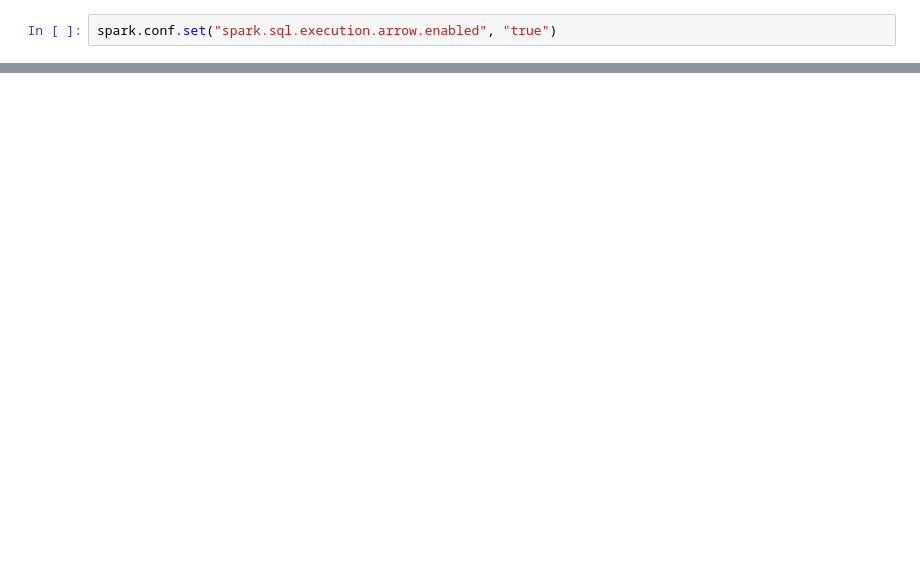
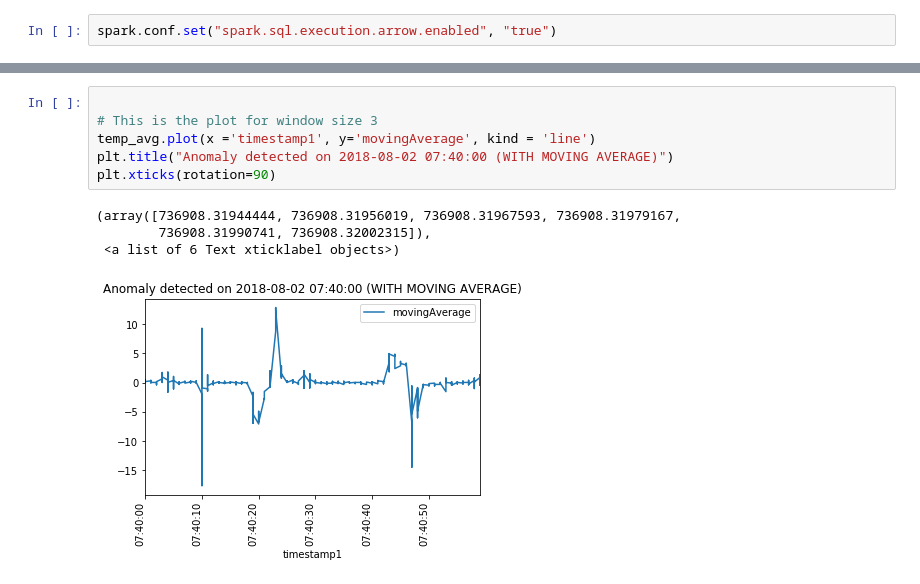
Before and after one commit to Ria-Thomas/DeviationFinder, a Jupyter notebook: EDA/EDA-Lift12.ipynb, the cells around one changed output, grey strips where cells are left out. Cells and saved outputs as stored; diff of their text form; blank space fills up the shorter version.

```diff
--- a/EDA/EDA-Lift12.ipynb
+++ b/EDA/EDA-Lift12.ipynb
@@ -555,0 +248,11 @@ plt.xticks(rotation=90)
+# %%
+
+# This is the plot for window size 3
+temp_avg.plot(x ='timestamp1', y='movingAverage', kind = 'line')
+plt.title("Anomaly detected on 2018-08-02 07:40:00 (WITH MOVING AVERAGE)")
+plt.xticks(rotation=90)
+# %% [output]
+(array([736908.31944444, 736908.31956019, 736908.31967593, 736908.31979167,
+        736908.31990741, 736908.32002315]),
+ <a list of 6 Text xticklabel objects>)
+[figure, added]
```
Also changed, not shown: parts of 133 cells of this notebook.
